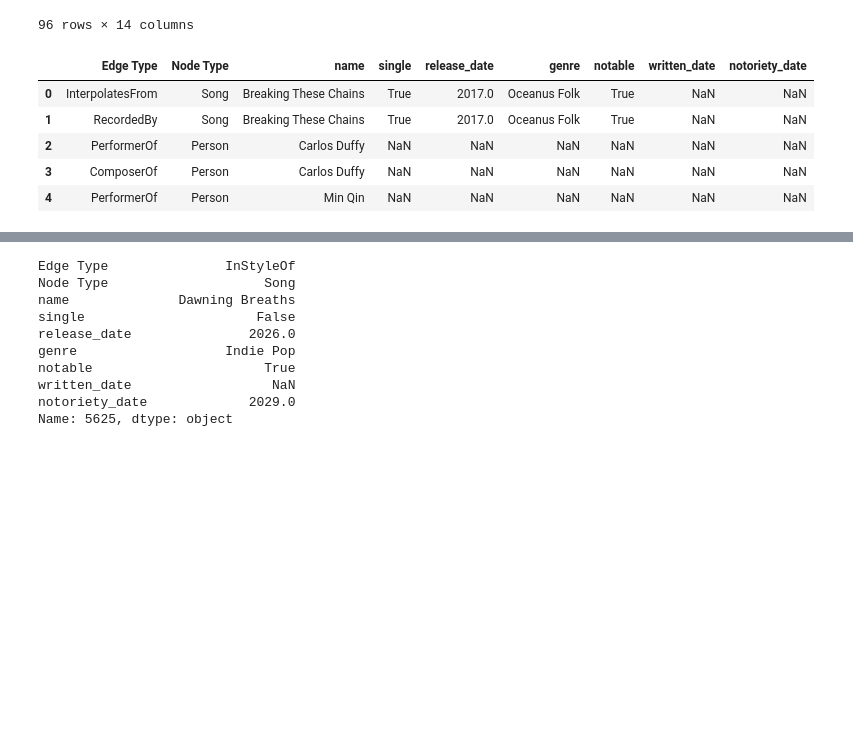
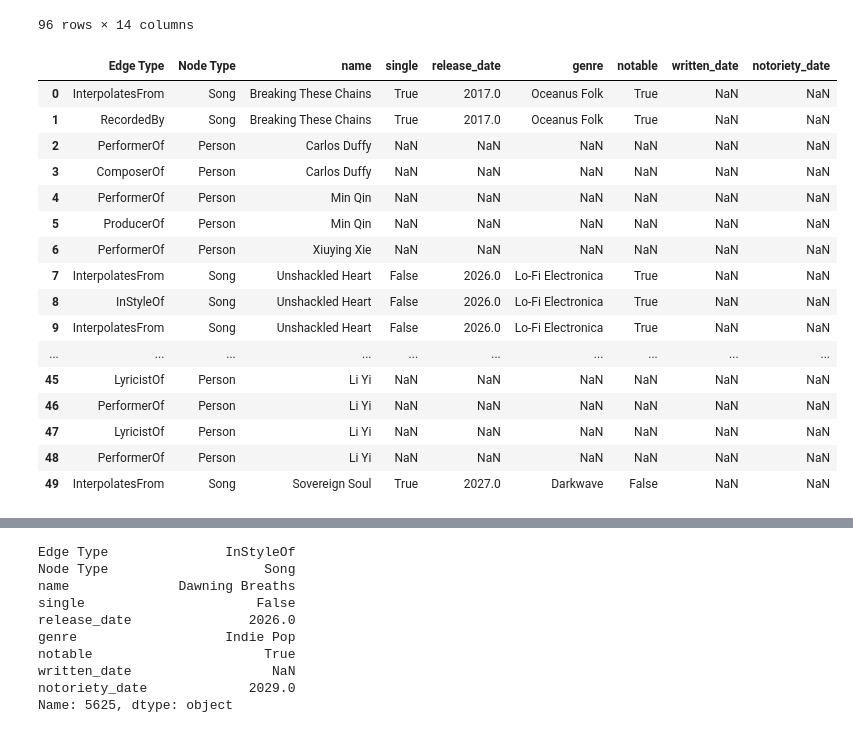
Before and after one commit to raellusionz/IS428VABITeam, a Jupyter notebook: DataAnalysis/mc1_csv/DataAnalysis.ipynb, the cells around one changed output, grey strips where cells are left out. Saved outputs shown, nothing was run; the diff lists cells and outputs as text; code cells hidden in the pictures; blank space fills up the shorter version.

```diff
--- a/DataAnalysis/mc1_csv/DataAnalysis.ipynb
+++ b/DataAnalysis/mc1_csv/DataAnalysis.ipynb
@@ -144,17 +144,28 @@ filtered_non_empty_notoriety
 # %%
 # Dropping the 'source' and 'target' columns from the merged dataframe
 
 import pandas as pd
 
 merged_df_cleaned = merged_df.drop(columns=['source', 'target','key','id','stage_name'])
-merged_df_cleaned.head(5)
+merged_df_cleaned.head(50)
 # %% [output]
 |  | Edge Type | Node Type | name | single | release_date | genre | notable | written_date | notoriety_date |
 | 0 | InterpolatesFrom | Song | Breaking These Chains | True | 2017.0 | Oceanus Folk | True | NaN | NaN |
 | 1 | RecordedBy | Song | Breaking These Chains | True | 2017.0 | Oceanus Folk | True | NaN | NaN |
 | 2 | PerformerOf | Person | Carlos Duffy | NaN | NaN | NaN | NaN | NaN | NaN |
 | 3 | ComposerOf | Person | Carlos Duffy | NaN | NaN | NaN | NaN | NaN | NaN |
 | 4 | PerformerOf | Person | Min Qin | NaN | NaN | NaN | NaN | NaN | NaN |
+| 5 | ProducerOf | Person | Min Qin | NaN | NaN | NaN | NaN | NaN | NaN |
+| 6 | PerformerOf | Person | Xiuying Xie | NaN | NaN | NaN | NaN | NaN | NaN |
+| 7 | InterpolatesFrom | Song | Unshackled Heart | False | 2026.0 | Lo-Fi Electronica | True | NaN | NaN |
+| 8 | InStyleOf | Song | Unshackled Heart | False | 2026.0 | Lo-Fi Electronica | True | NaN | NaN |
+| 9 | InterpolatesFrom | Song | Unshackled Heart | False | 2026.0 | Lo-Fi Electronica | True | NaN | NaN |
+| ... | ... | ... | ... | ... | ... | ... | ... | ... | ... |
+| 45 | LyricistOf | Person | Li Yi | NaN | NaN | NaN | NaN | NaN | NaN |
+| 46 | PerformerOf | Person | Li Yi | NaN | NaN | NaN | NaN | NaN | NaN |
+| 47 | LyricistOf | Person | Li Yi | NaN | NaN | NaN | NaN | NaN | NaN |
+| 48 | PerformerOf | Person | Li Yi | NaN | NaN | NaN | NaN | NaN | NaN |
+| 49 | InterpolatesFrom | Song | Sovereign Soul | True | 2027.0 | Darkwave | False | NaN | NaN |
 # %%
 #Fill Values from before until the next value changes
 columns_to_fill = ['single', 'release_date', 'notable','genre']
```
Also changed, not shown: parts of 5 cells of this notebook, 7 other files.
